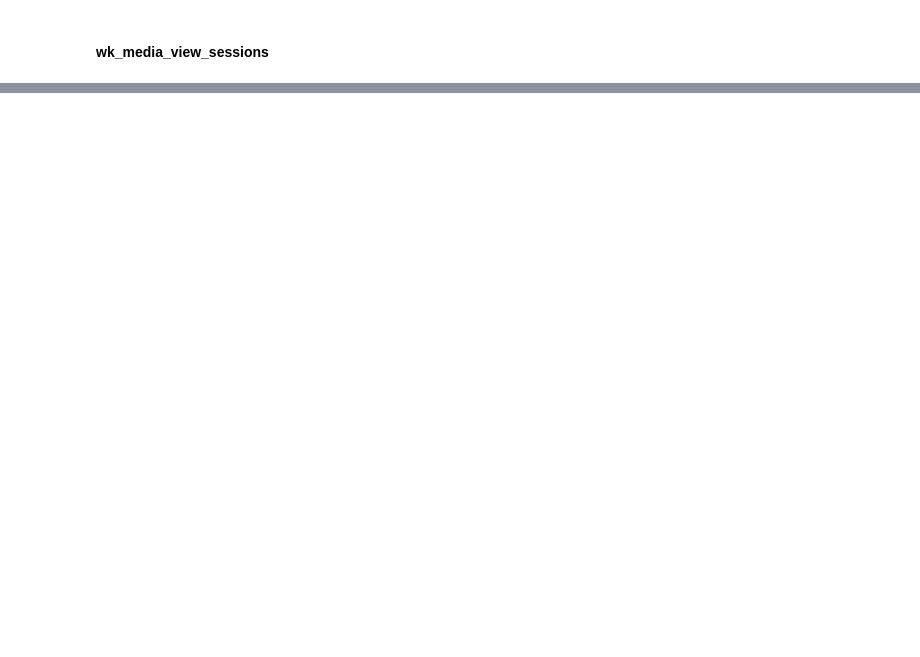
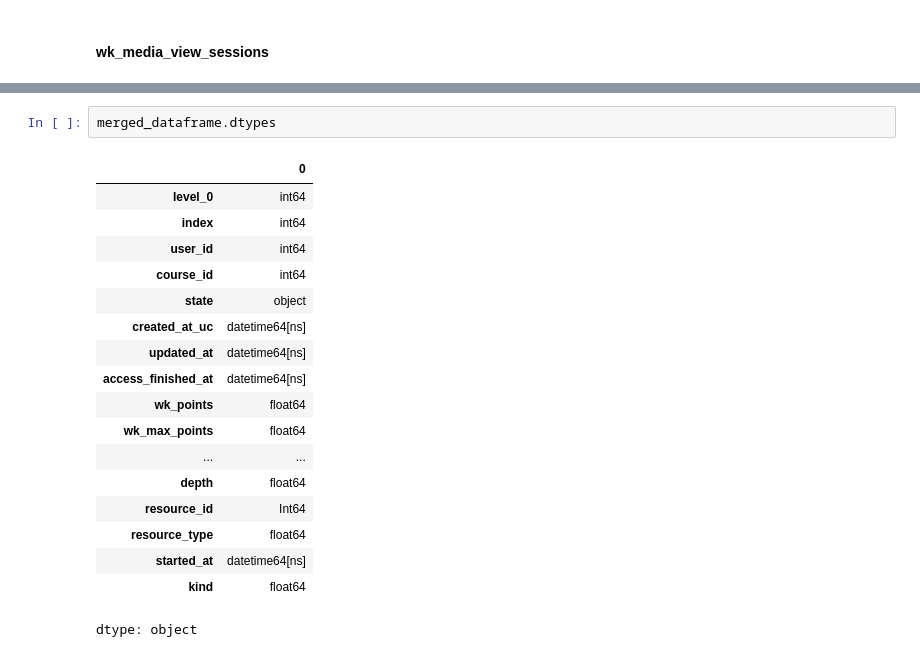
Before and after one commit to Lilya-te/deep_tabular_lab, a Jupyter notebook: notebooks/01_eda_and_features.ipynb, the cells around one changed output, grey strips where cells are left out. Cells and saved outputs as stored; diff of their text form; blank space fills up the shorter version.

```diff
--- a/notebooks/01_eda_and_features.ipynb
+++ b/notebooks/01_eda_and_features.ipynb
@@ -1113,0 +1529,21 @@ print("Uploaded file id:", file["id"], "with name:", file_name)
+# %%
+merged_dataframe.dtypes
+# %% [output]
+|  | 0 |
+| level_0 | int64 |
+| index | int64 |
+| user_id | int64 |
+| course_id | int64 |
+| state | object |
+| created_at_uc | datetime64[ns] |
+| updated_at | datetime64[ns] |
+| access_finished_at | datetime64[ns] |
+| wk_points | float64 |
+| wk_max_points | float64 |
+| ... | ... |
+| depth | float64 |
+| resource_id | Int64 |
+| resource_type | float64 |
+| started_at | datetime64[ns] |
+| kind | float64 |
+dtype: object
```
Also changed, not shown: parts of 32 cells of this notebook.
